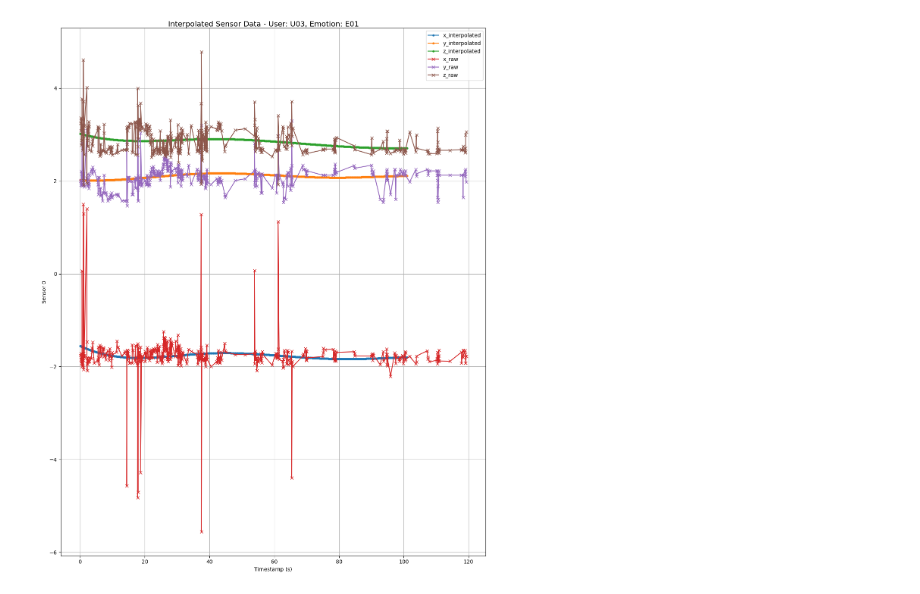
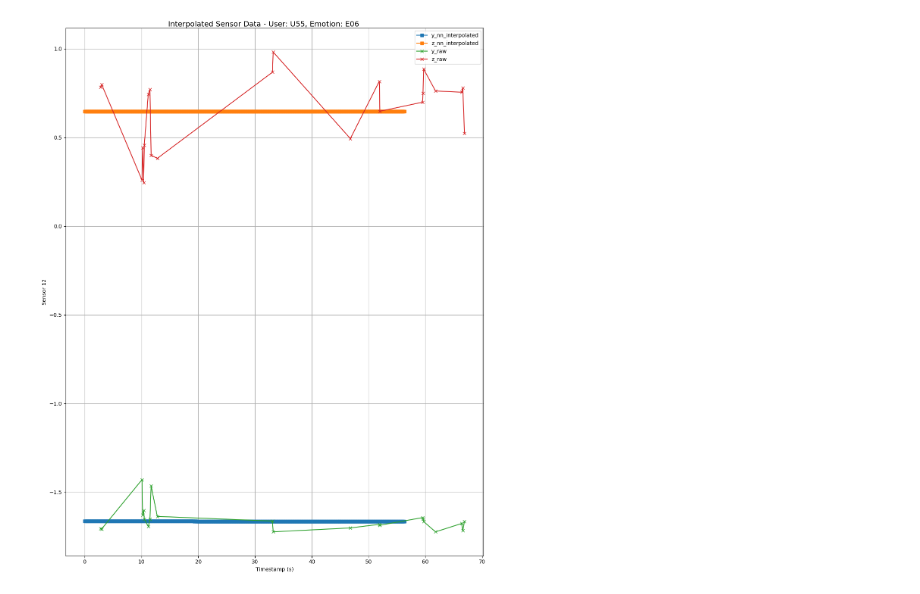
Before and after one commit to anasdev1204/CoDaS-Radar-based-Sentiment-Analysis-and-recognition, a Jupyter notebook: haider/C3 Radar interpolated plot.ipynb, the cells around one changed output. Cells and saved outputs as stored; diff of their text form; code cells hidden in the pictures.

```diff
--- a/haider/C3 Radar interpolated plot.ipynb
+++ b/haider/C3 Radar interpolated plot.ipynb
@@ -8,45 +8,58 @@ radar_raw_df = pd.read_csv(raw_data_path)
 interp_data_path = "E:/CoDaS Project/Radar/C3/radar_interpolated_merged_data.csv"
 radar_interp_df = pd.read_csv(interp_data_path)
 
+nn_interp_data_path = "E:/CoDaS Project/Radar/C3/radar_nn_test_interpolated_data.csv"
+nn_interp_df = pd.read_csv(nn_interp_data_path)
+
 # Example: Replace with your desired user_id and emotion
-user_id = "U03"  # Change this to your desired user_id
-emotion = "E01"  # Change this to your desired emotion label
-sensor_id = 0  # Change this to your desired sensor_id (0-12)
+user_id = "U55"  # Change this to your desired user_id
+emotion = "E06"  # Change this to your desired emotion label
+sensor_id = 12  # Change this to your desired sensor_id (0-12)
 
 # Filter data for the specified user and emotion
 raw_df = radar_raw_df[(radar_raw_df['user_id'] == user_id) & (radar_raw_df['emotion'] == emotion)]
 interp_df = radar_interp_df[(radar_interp_df['user_id'] == user_id) & (radar_interp_df['emotion'] == emotion)]
+nn_interp_df = nn_interp_df[(nn_interp_df['user_id'] == user_id) & (nn_interp_df['emotion'] == emotion)]
 
 # Create subplots for each sensor (13 sensors total)
 fig, ax = plt.subplots(1, 1, figsize=(12, 15))
 fig.suptitle(f'Interpolated Sensor Data - User: {user_id}, Emotion: {emotion}', fontsize=14)
 
 timestamp = interp_df['timestamp'].values
 x_data = interp_df[f'x_{sensor_id}'].values
 y_data = interp_df[f'y_{sensor_id}'].values
 z_data = interp_df[f'z_{sensor_id}'].values
 
-ax.plot(timestamp, x_data, label='x_interpolated', marker='.')
-ax.plot(timestamp, y_data, label='y_interpolated', marker='.')
-ax.plot(timestamp, z_data, label='z_interpolated', marker='.')
+#ax.plot(timestamp, x_data, label='x_interpolated', marker='.')
+#ax.plot(timestamp, y_data, label='y_interpolated', marker='.')
+#ax.plot(timestamp, z_data, label='z_interpolated', marker='.')
+
+timestamp = nn_interp_df['timestamp'].values
+x_data = nn_interp_df[f'x_{sensor_id}'].values
+y_data = nn_interp_df[f'y_{sensor_id}'].values
+z_data = nn_interp_df[f'z_{sensor_id}'].values
+
+#ax.plot(timestamp, x_data, label='x_nn_interpolated', marker='s')
+ax.plot(timestamp, y_data, label='y_nn_interpolated', marker='s')
+ax.plot(timestamp, z_data, label='z_nn_interpolated', marker='s')
 
 raw_df = raw_df[['timestamp', f'x_{sensor_id}', f'y_{sensor_id}', f'z_{sensor_id}']].dropna()
 
 timestamp = raw_df['timestamp'].values
 x_data = raw_df[f'x_{sensor_id}'].values
 y_data = raw_df[f'y_{sensor_id}'].values
 z_data = raw_df[f'z_{sensor_id}'].values
 
-ax.plot(timestamp, x_data, label='x_raw', marker='x')
+#ax.plot(timestamp, x_data, label='x_raw', marker='x')
 ax.plot(timestamp, y_data, label='y_raw', marker='x')
 ax.plot(timestamp, z_data, label='z_raw', marker='x')
 
 ax.set_ylabel(f'Sensor {sensor_id}')
 ax.legend()
 ax.grid(True)
 
 ax.set_xlabel('Timestamp (s)')
 plt.tight_layout()
 plt.show()
 # %% [output]
-[figure, old version]
+[figure, new version]
```
Also changed, not shown: 13 other files.
